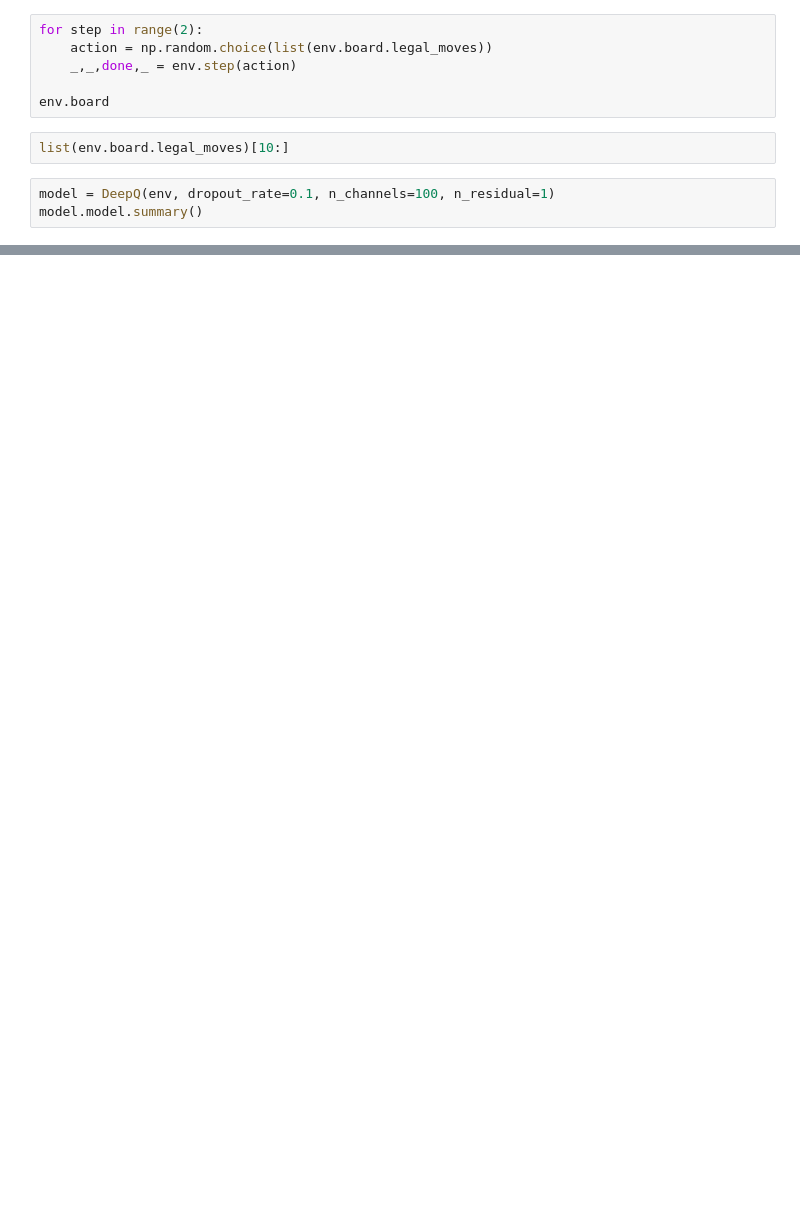
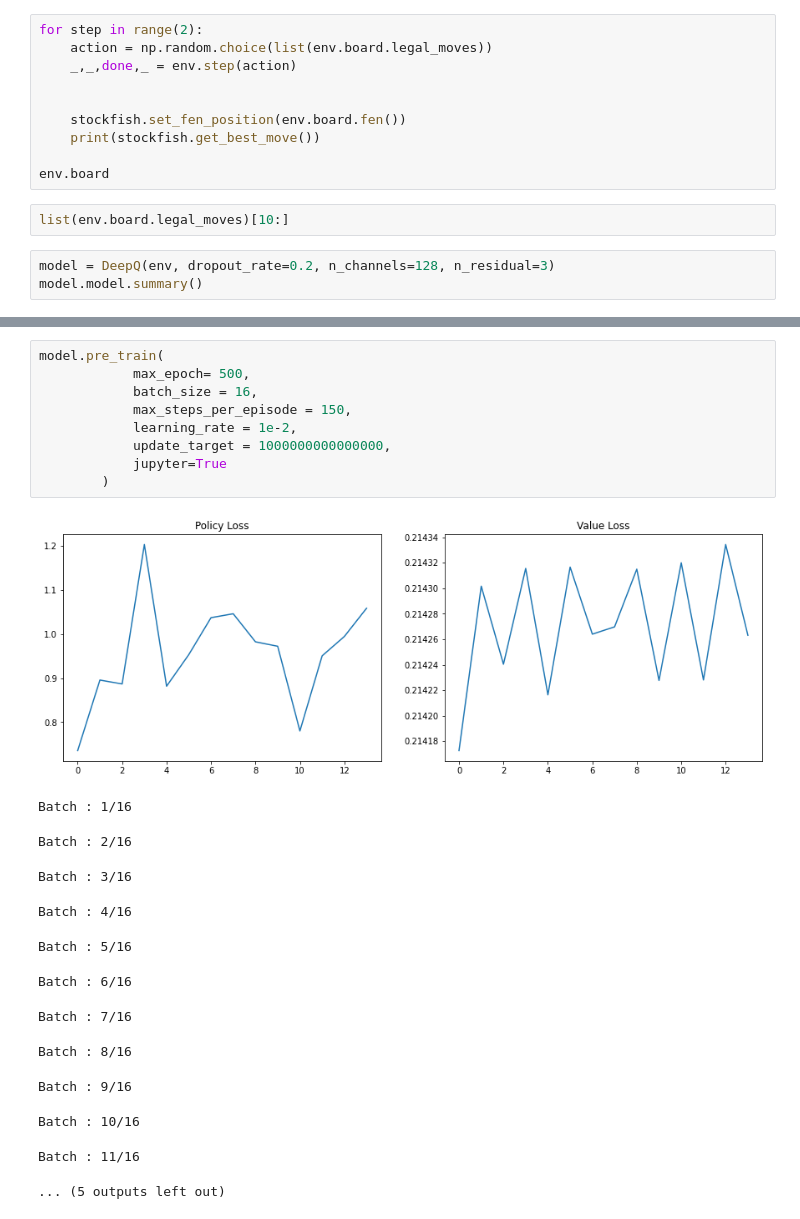
Before and after one commit to Fransou/Chess_bot, a Jupyter notebook: notbeook.ipynb, the cells around one changed output, grey strips where cells are left out. Saved outputs shown, nothing was run; the diff lists cells and outputs as text; blank space fills up the shorter version.

```diff
--- a/notbeook.ipynb
+++ b/notbeook.ipynb
@@ -16,9 +19,13 @@ for step in range(2):
     action = np.random.choice(list(env.board.legal_moves))
     _,_,done,_ = env.step(action)
 
+
+    stockfish.set_fen_position(env.board.fen())
+    print(stockfish.get_best_move())
+
 env.board
 # %%
 list(env.board.legal_moves)[10:]
 # %%
-model = DeepQ(env, dropout_rate=0.1, n_channels=100, n_residual=1)
+model = DeepQ(env, dropout_rate=0.2, n_channels=128, n_residual=3)
 model.model.summary()
@@ -24,0 +50,23 @@ model.model.summary()
+# %%
+model.pre_train(
+            max_epoch= 500,
+            batch_size = 16,
+            max_steps_per_episode = 150,
+            learning_rate = 1e-2,
+            update_target = 1000000000000000,
+            jupyter=True
+        )
+# %% [output]
+[figure, added]
+Batch : 1/16
+Batch : 2/16
+Batch : 3/16
+Batch : 4/16
+Batch : 5/16
+Batch : 6/16
+Batch : 7/16
+Batch : 8/16
+Batch : 9/16
+Batch : 10/16
+Batch : 11/16
+... (5 outputs left out)
```
Also changed, not shown: parts of 15 cells of this notebook, 11 other files.
